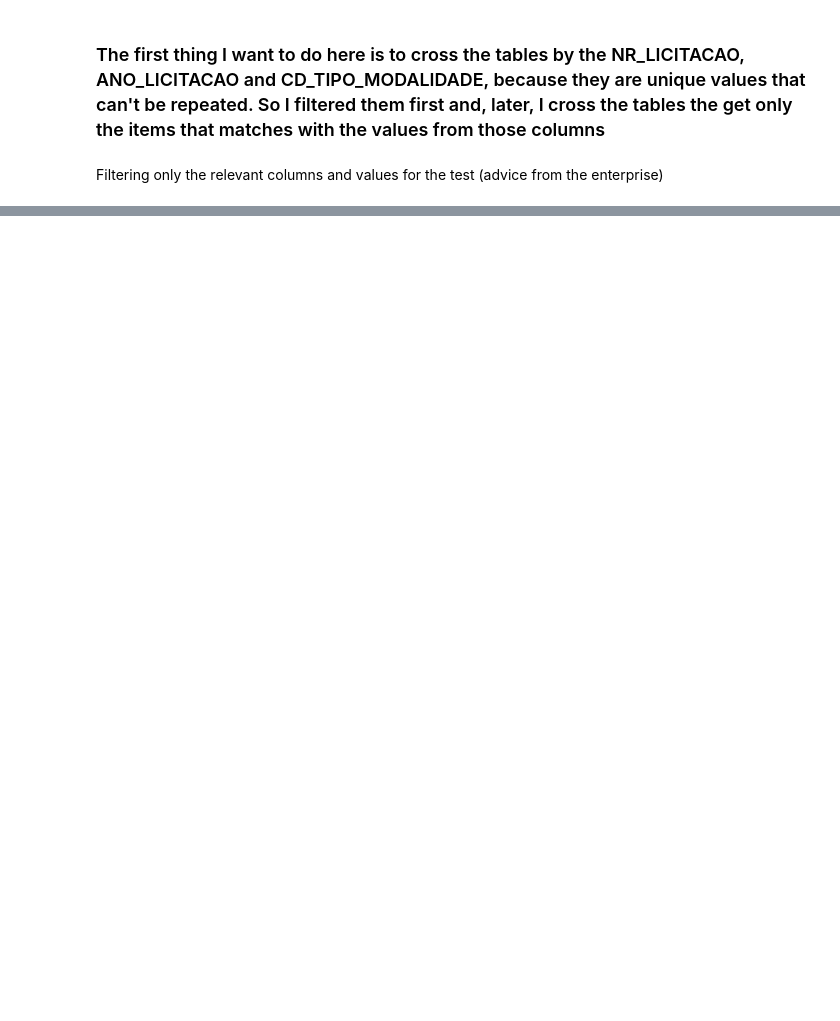
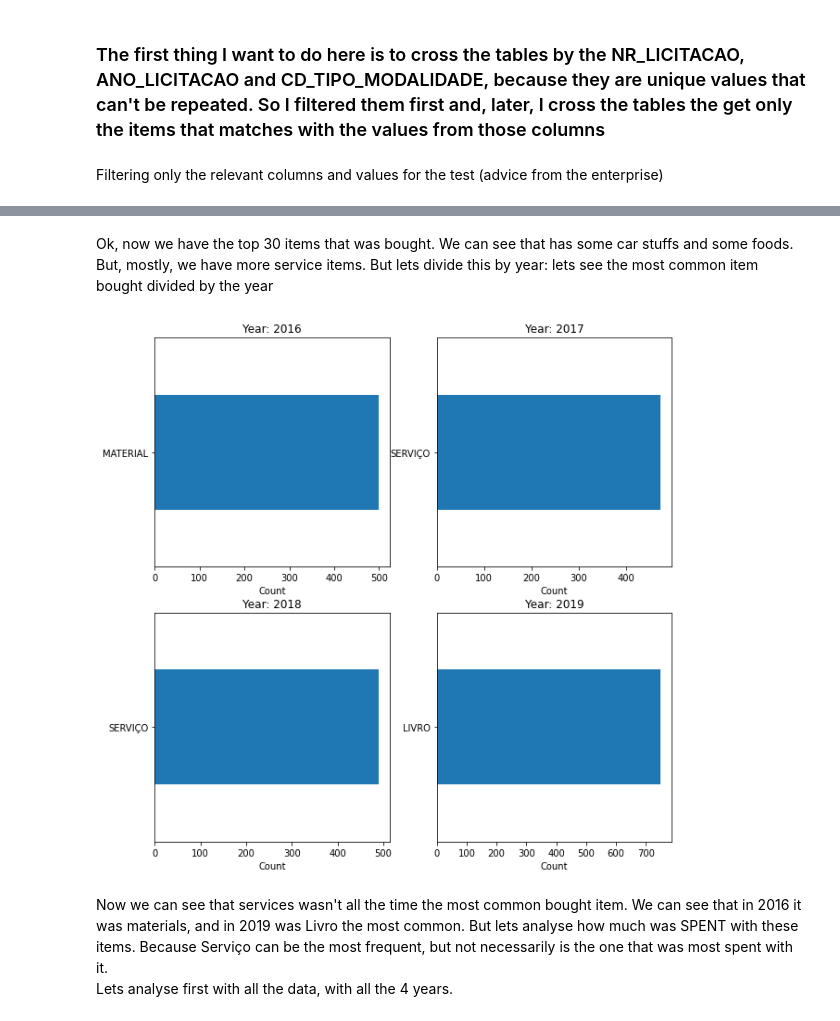
Before and after one commit to bernardocecchetto/teste-tecnico-data-sciencie-brigade, a Jupyter notebook: analisys.ipynb, the cells around one changed output, grey strips where cells are left out. Cells and saved outputs as stored; diff of their text form; code cells hidden in the pictures; blank space fills up the shorter version.

```diff
--- a/analisys.ipynb
+++ b/analisys.ipynb
@@ -88,0 +134,18 @@ combined_licit.head()
+# %% [markdown]
+Ok, now we have the top 30 items that was bought. We can see that has some car stuffs and some foods. But, mostly, we have more service items. But lets divide this by year: lets see the most common item bought divided by the year
+# %%
+top = 1
+from matplotlib.pyplot import figure
+figure(figsize=(10, 10))
+plot = 1
+for i in ([2016, 2017, 2018, 2019]):
+  plt.subplot(2,2,plot)
+  plt.title("Year: " + str(i))
+  combined_item['DS_ITEM'][combined_item['ANO_LICITACAO'] == i].value_counts()[:top].sort_values().plot.barh()
+  plt.xlabel('Count')
+  plot+=1
+# %% [output]
+[figure, added]
+# %% [markdown]
+Now we can see that services wasn't all the time the most common bought item. We can see that in 2016 it was materials, and in 2019 was Livro the most common. But lets analyse how much was SPENT with these items. Because Serviço can be the most frequent, but not necessarily is the one that was most spent with it. \
+Lets analyse first with all the data, with all the 4 years.
```
Also changed, not shown: parts of 41 cells of this notebook.
